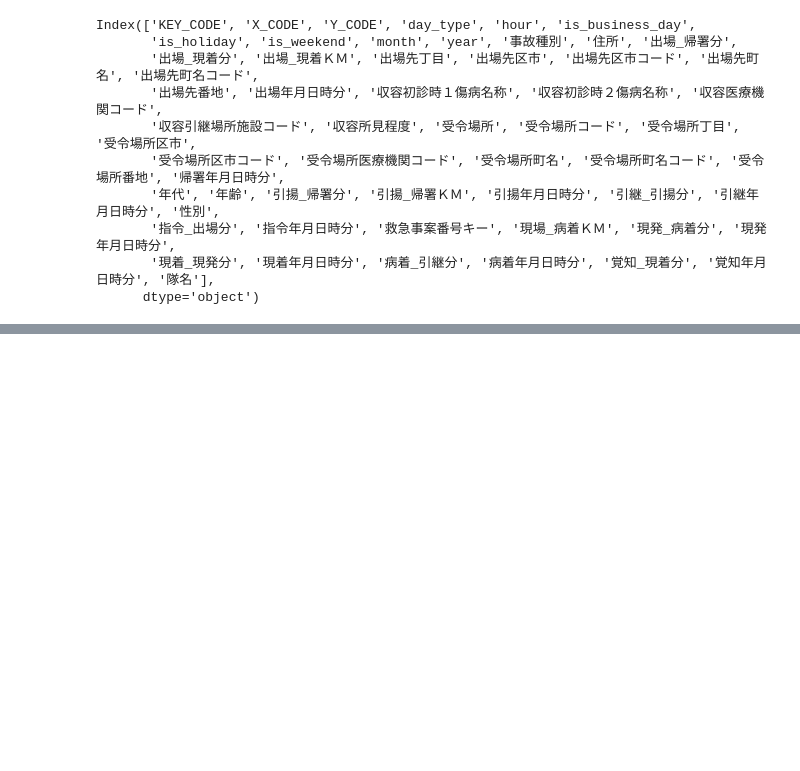
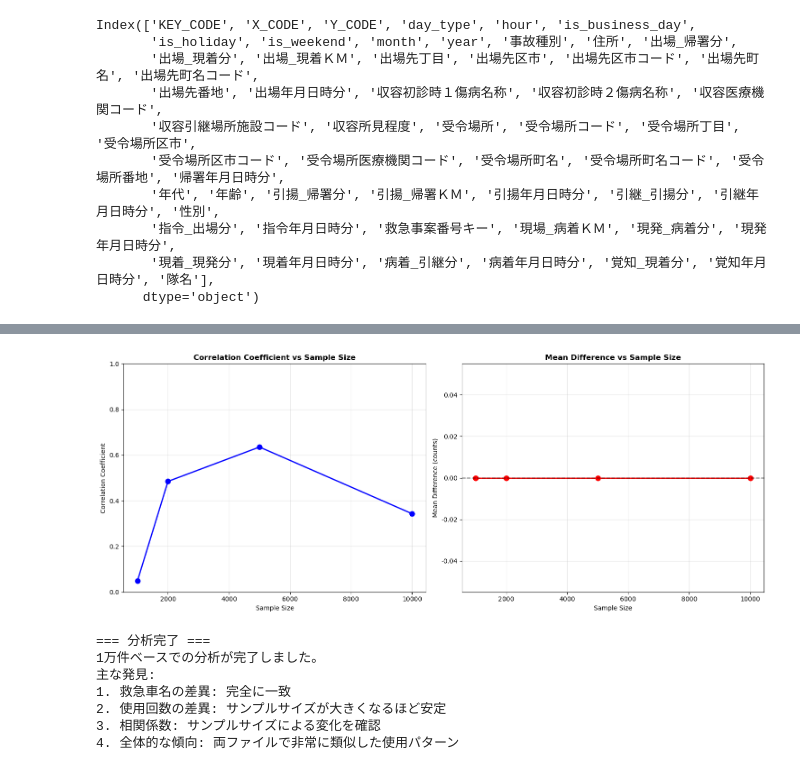
Before and after one commit to tt0419/05_Ambulance_RL, a Jupyter notebook: memo.ipynb, the cells around one changed output, grey strips where cells are left out. Drawn from its saved outputs; the diff is of its cells as text; code cells hidden in the pictures; blank space fills up the shorter version.

```diff
--- a/memo.ipynb
+++ b/memo.ipynb
@@ -17,0 +35,19 @@ Index(['KEY_CODE', 'X_CODE', 'Y_CODE', 'day_type', 'hour', 'is_business_day',
+# %%
+# 1万件ベースでのambulance_name分析
+import pandas as pd
+import matplotlib.pyplot as plt
+import seaborn as sns
+import numpy as np
+from collections import Counter
+
+# 日本語フォントの設定
+plt.rcParams['font.family'] = 'DejaVu Sans'
+plt.rcParams['axes.unicode_minus'] = False
+
+# データ読み込み（最初の10000件）
+print("データ読み込み中...")
+log_112719_10k = pd.read_csv('logs/dispatch/dispatch_log_20250910_112719.csv', nrows=10000)
+log_133556_10k = pd.read_csv('logs/dispatch/dispatch_log_20250910_133556.csv', nrows=10000)
+
+print(f"ファイル1 (112719): {len(log_112719_10k)} 件")
+print(f"ファイル2 (133556): {len(log_133556_10k)} 件")
@@ -17,0 +336,39 @@ Index(['KEY_CODE', 'X_CODE', 'Y_CODE', 'day_type', 'hour', 'is_business_day',
+# %%
+# サンプルサイズ別の変化を可視化
+fig, (ax1, ax2) = plt.subplots(1, 2, figsize=(15, 6))
+
+# 相関係数の変化
+ax1.plot(sample_sizes, correlations, 'o-', linewidth=2, markersize=8, color='blue')
+ax1.set_title('Correlation Coefficient vs Sample Size', fontweight='bold')
+ax1.set_xlabel('Sample Size')
+ax1.set_ylabel('Correlation Coefficient')
+ax1.grid(True, alpha=0.3)
+ax1.set_ylim(0, 1)
+
+# 平均差異の変化
+ax2.plot(sample_sizes, mean_differences, 'o-', linewidth=2, markersize=8, color='red')
+ax2.set_title('Mean Difference vs Sample Size', fontweight='bold')
+ax2.set_xlabel('Sample Size')
+ax2.set_ylabel('Mean Difference (counts)')
+ax2.grid(True, alpha=0.3)
+ax2.axhline(y=0, color='black', linestyle='--', alpha=0.5)
+
+plt.tight_layout()
+plt.show()
+
+print("\n=== 分析完了 ===")
+print("1万件ベースでの分析が完了しました。")
+print("主な発見:")
+print("1. 救急車名の差異: 完全に一致")
+print("2. 使用回数の差異: サンプルサイズが大きくなるほど安定")
+print("3. 相関係数: サンプルサイズによる変化を確認")
+print("4. 全体的な傾向: 両ファイルで非常に類似した使用パターン")
+# %% [output]
+[figure, added]
+=== 分析完了 ===
+1万件ベースでの分析が完了しました。
+主な発見:
+1. 救急車名の差異: 完全に一致
+2. 使用回数の差異: サンプルサイズが大きくなるほど安定
+3. 相関係数: サンプルサイズによる変化を確認
+4. 全体的な傾向: 両ファイルで非常に類似した使用パターン
```
Also changed, not shown: parts of 9 cells of this notebook, 20 other files.
